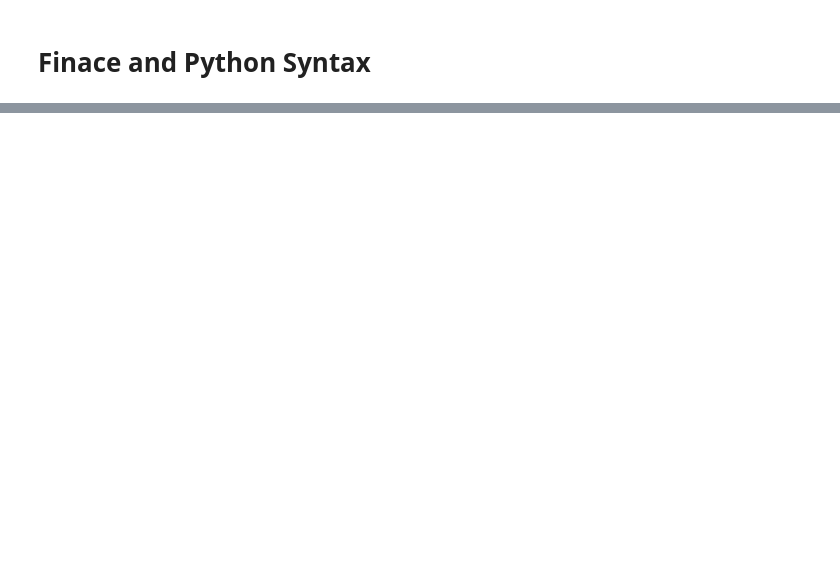
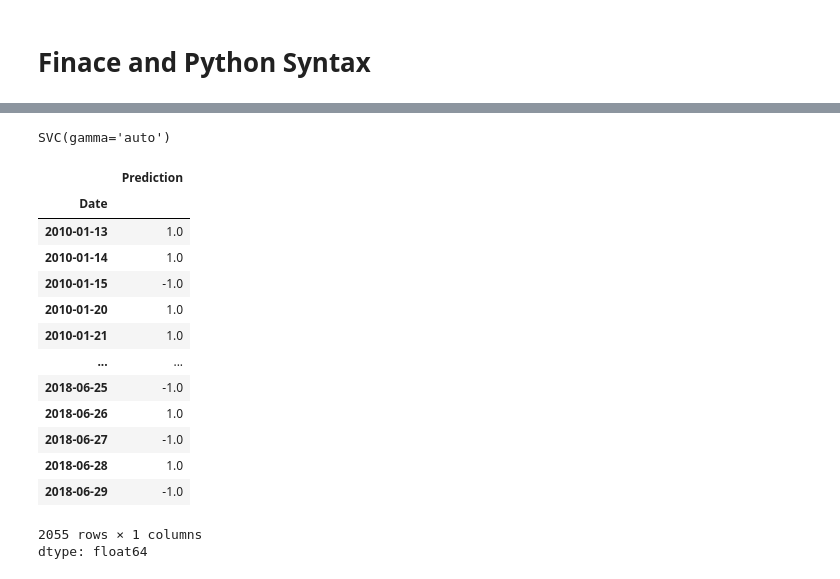
Before and after one commit to Saifullah785/python-for-finance-notes, a Jupyter notebook: Chapter_01_why_Python_for_finance/Chapter_01_why_Python_for_finance.ipynb, the cells around one changed output, grey strips where cells are left out. Saved outputs shown, nothing was run; the diff lists cells and outputs as text; code cells hidden in the pictures; blank space fills up the shorter version.

Commit message:
Created using Colab while reading chapter 01 why python for finance and completing the chapter by code practicing

```diff
--- a/Chapter_01_why_Python_for_finance/Chapter_01_why_Python_for_finance.ipynb
+++ b/Chapter_01_why_Python_for_finance/Chapter_01_why_Python_for_finance.ipynb
@@ -114,0 +259,13 @@ Value of the European call option: 7.958.
+# %%
+# This cell creates lagged features based on the sign of the daily returns.
+# It iterates through the specified number of lags and creates a new column for each lag.
+# Each lagged column contains the sign of the return from the corresponding previous day.
+# It then removes any rows with missing values (due to the lagging operation) and prints information about the updated DataFrame.
+cols = []
+for lag in range(1, lags + 1):
+    col = 'lag_{}'.format(lag)
+    data[col] = np.sign(data['Returns'].shift(lag))
+    cols.append(col)
+
+data.dropna(inplace=True)
+data.info()
@@ -114,0 +291,31 @@ Value of the European call option: 7.958.
+# %%
+# This line initializes an SVC model with the 'gamma' parameter set to 'auto'.
+model = SVC(gamma='auto')
+# %%
+# This cell trains the SVC model using the lagged return signs as features (data[cols]) and the sign of the current day's return as the target variable (np.sign(data['Returns'])).
+model.fit(data[cols], np.sign(data['Returns']))
+# %% [output]
+SVC(gamma='auto')
+# %%
+# This line uses the trained SVC model to predict the sign of the next day's return based on the lagged features.
+# The predictions are stored in a new column called 'Prediction'.
+data['Prediction'] = model.predict(data[cols])
+# %%
+# This line displays the 'Prediction' column of the DataFrame, showing the predicted sign of returns for each date.
+data['Prediction']
+# %% [output]
+|  | Prediction |
+| Date |  |
+| 2010-01-13 | 1.0 |
+| 2010-01-14 | 1.0 |
+| 2010-01-15 | -1.0 |
+| 2010-01-20 | 1.0 |
+| 2010-01-21 | 1.0 |
+| ... | ... |
+| 2018-06-25 | -1.0 |
+| 2018-06-26 | 1.0 |
+| 2018-06-27 | -1.0 |
+| 2018-06-28 | 1.0 |
+| 2018-06-29 | -1.0 |
+2055 rows × 1 columns
+dtype: float64
```
Also changed, not shown: parts of 49 cells of this notebook.
